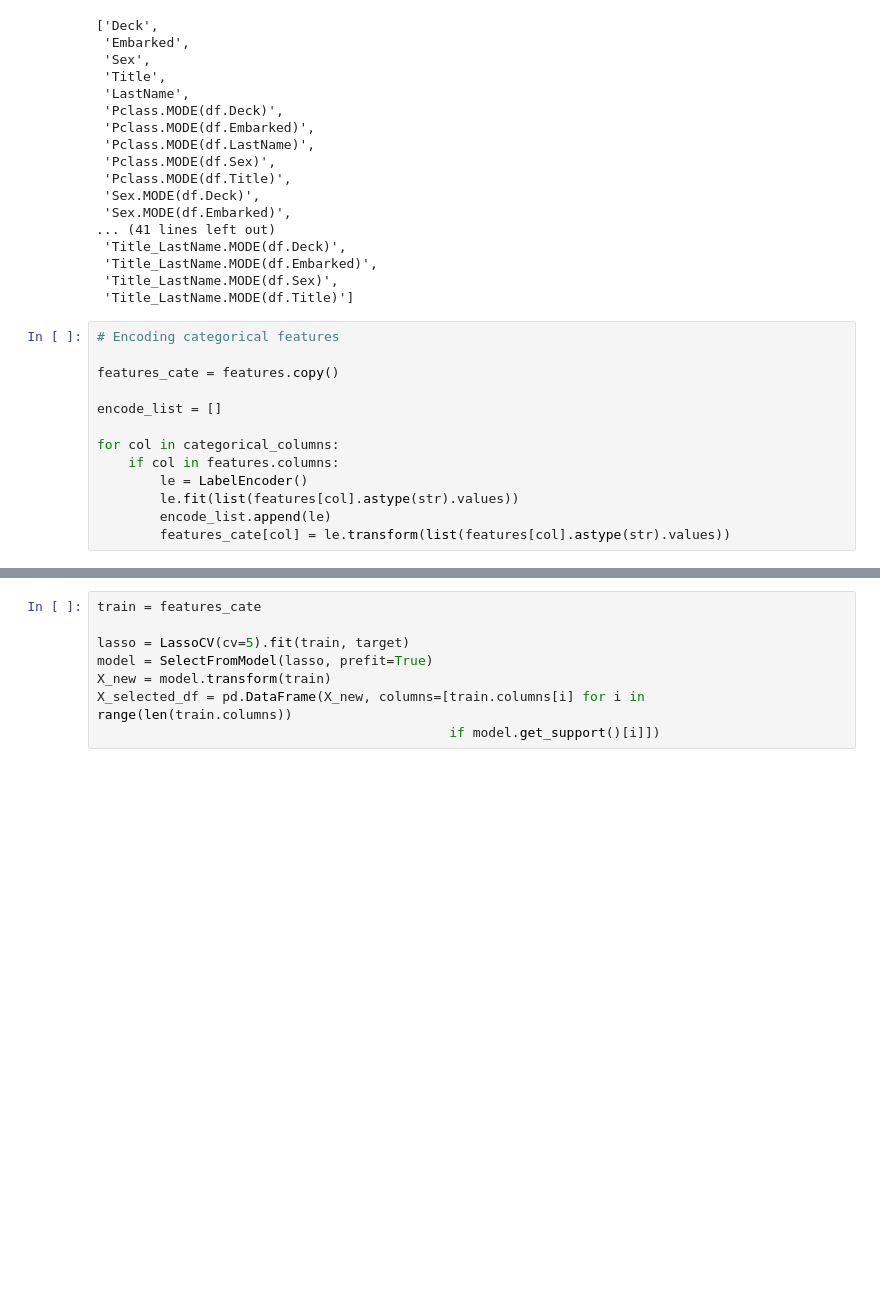
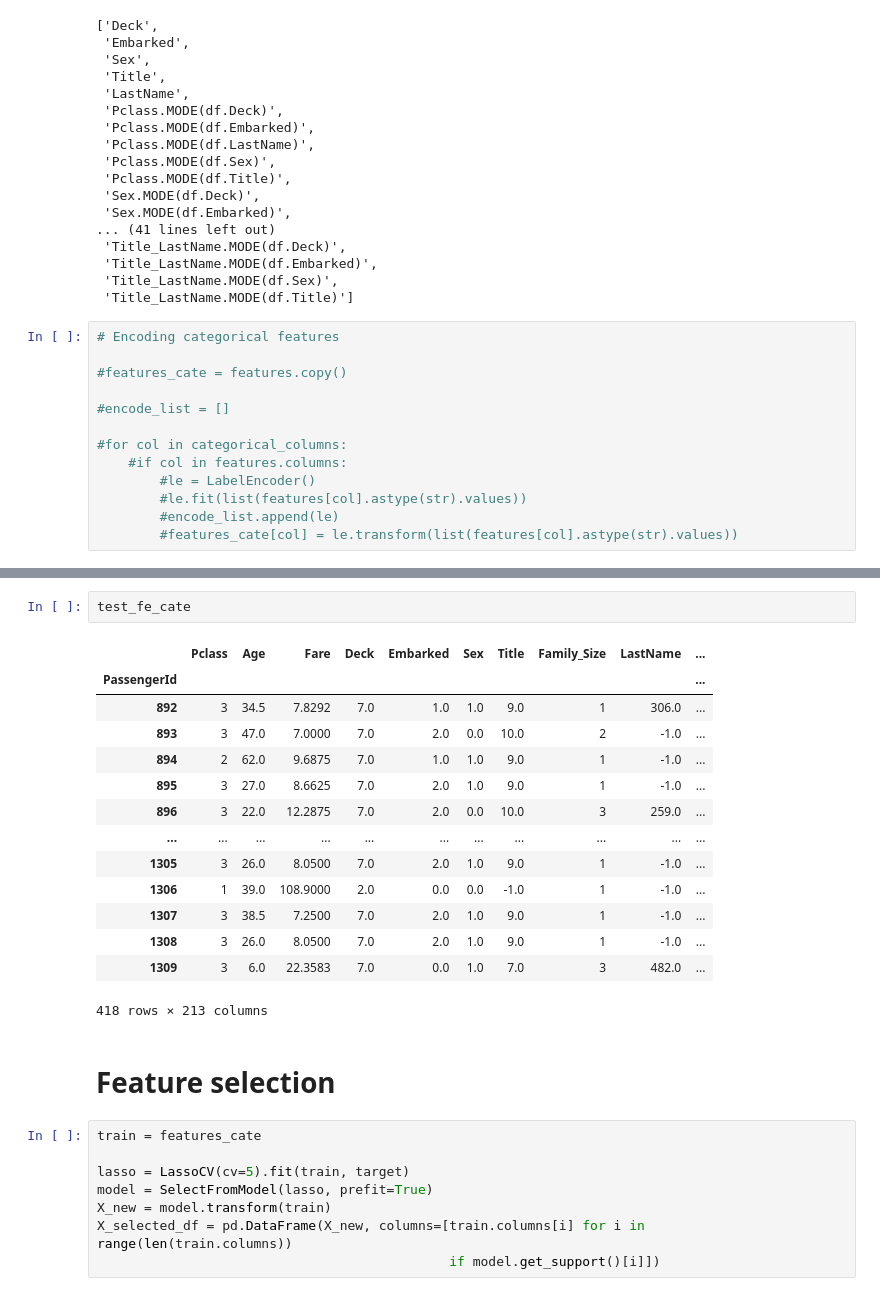
Before and after one commit to dongzhang84/Featuretools, a Jupyter notebook: Titanic_Featuretools_automation_1.ipynb, the cells around one changed output, grey strips where cells are left out. Drawn from its saved outputs; the diff is of its cells as text; blank space fills up the shorter version.

```diff
--- a/Titanic_Featuretools_automation_1.ipynb
+++ b/Titanic_Featuretools_automation_1.ipynb
@@ -311,13 +314,13 @@ categorical_columns
 # %%
 # Encoding categorical features
 
-features_cate = features.copy()
+#features_cate = features.copy()
 
-encode_list = []
+#encode_list = []
 
-for col in categorical_columns:
-    if col in features.columns:
-        le = LabelEncoder()
-        le.fit(list(features[col].astype(str).values))
-        encode_list.append(le)
-        features_cate[col] = le.transform(list(features[col].astype(str).values))
+#for col in categorical_columns:
+    #if col in features.columns:
+        #le = LabelEncoder()
+        #le.fit(list(features[col].astype(str).values))
+        #encode_list.append(le)
+        #features_cate[col] = le.transform(list(features[col].astype(str).values))
@@ -372,3 +506,22 @@ Name: Survived, Length: 891, dtype: float64
+# %%
+test_fe_cate
+# %% [output]
+|  | Pclass | Age | Fare | Deck | Embarked | Sex | Title | Family_Size | LastName | ... |
+| PassengerId |  |  |  |  |  |  |  |  |  | ... |
+| 892 | 3 | 34.5 | 7.8292 | 7.0 | 1.0 | 1.0 | 9.0 | 1 | 306.0 | ... |
+| 893 | 3 | 47.0 | 7.0000 | 7.0 | 2.0 | 0.0 | 10.0 | 2 | -1.0 | ... |
+| 894 | 2 | 62.0 | 9.6875 | 7.0 | 1.0 | 1.0 | 9.0 | 1 | -1.0 | ... |
+| 895 | 3 | 27.0 | 8.6625 | 7.0 | 2.0 | 1.0 | 9.0 | 1 | -1.0 | ... |
+| 896 | 3 | 22.0 | 12.2875 | 7.0 | 2.0 | 0.0 | 10.0 | 3 | 259.0 | ... |
+| ... | ... | ... | ... | ... | ... | ... | ... | ... | ... | ... |
+| 1305 | 3 | 26.0 | 8.0500 | 7.0 | 2.0 | 1.0 | 9.0 | 1 | -1.0 | ... |
+| 1306 | 1 | 39.0 | 108.9000 | 2.0 | 0.0 | 0.0 | -1.0 | 1 | -1.0 | ... |
+| 1307 | 3 | 38.5 | 7.2500 | 7.0 | 2.0 | 1.0 | 9.0 | 1 | -1.0 | ... |
+| 1308 | 3 | 26.0 | 8.0500 | 7.0 | 2.0 | 1.0 | 9.0 | 1 | -1.0 | ... |
+| 1309 | 3 | 6.0 | 22.3583 | 7.0 | 0.0 | 1.0 | 7.0 | 3 | 482.0 | ... |
+418 rows × 213 columns
+# %% [markdown]
+# Feature selection
 # %%
 train = features_cate
 
```
Also changed, not shown: parts of 33 cells of this notebook.
